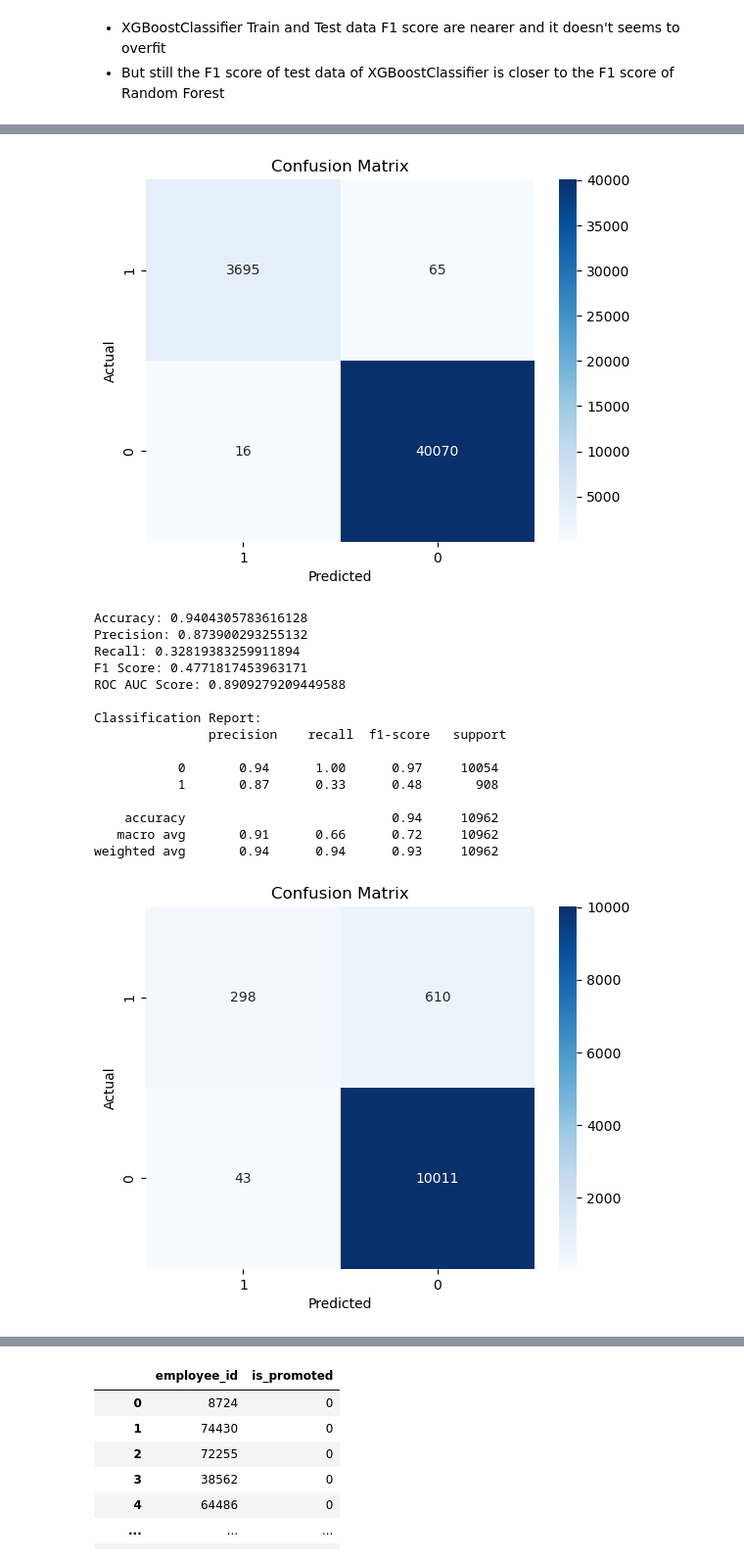
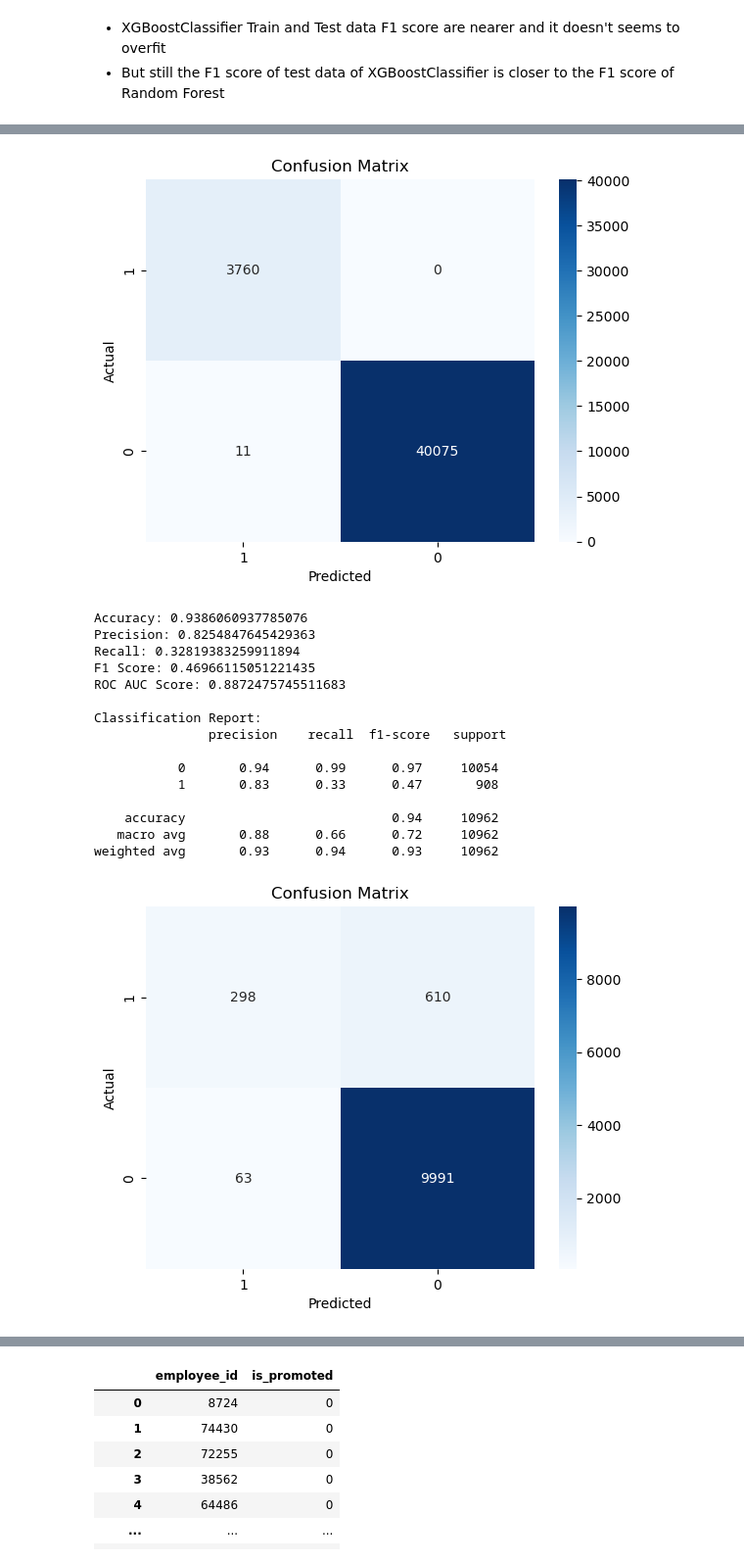
Before and after one commit to JN-Nataraj/ML-Inceptez_Hackathon_HR_Analytics, a Jupyter notebook: Notebook/anlaysis_model_creation.ipynb, the cells around one changed output, grey strips where cells are left out. Shown at 98% size. Cells and saved outputs as stored; diff of their text form; code cells hidden in the pictures.

```diff
--- a/Notebook/anlaysis_model_creation.ipynb
+++ b/Notebook/anlaysis_model_creation.ipynb
@@ -564,10 +564,10 @@ weighted avg       0.91      0.88      0.90     10962
 hyper_tuned_model_RF = model_params_tuning_RF.best_estimator_
 
 y_train_proba_RF = hyper_tuned_model_RF.predict_proba(train_x)[:, 1]
-y_train_pred_RF = (y_train_proba_RF >= 0.77).astype(int)
+y_train_pred_RF = (y_train_proba_RF >= 0.69).astype(int)
 evaluate_model(train_y, y_train_pred_RF, y_train_proba_RF)
 
 y_test_proba_RF = hyper_tuned_model_RF.predict_proba(test_x)[:, 1]
-y_test_pred_RF = (y_test_proba_RF >= 0.77).astype(int)
+y_test_pred_RF = (y_test_proba_RF >= 0.69).astype(int)
 evaluate_model(test_y, y_test_pred_RF, y_test_proba_RF)
 # %% [output]
@@ -588,21 +588,21 @@ Classification Report:
 weighted avg       1.00      1.00      1.00     43846
-[figure, old version]
+[figure, new version]
-Accuracy: 0.9404305783616128
-Precision: 0.873900293255132
+Accuracy: 0.9386060937785076
+Precision: 0.8254847645429363
 Recall: 0.32819383259911894
-F1 Score: 0.4771817453963171
-ROC AUC Score: 0.8909279209449588
+F1 Score: 0.46966115051221435
+ROC AUC Score: 0.8872475745511683
 
 Classification Report:
                precision    recall  f1-score   support
 
-           0       0.94      1.00      0.97     10054
-           1       0.87      0.33      0.48       908
+           0       0.94      0.99      0.97     10054
+           1       0.83      0.33      0.47       908
 
     accuracy                           0.94     10962
-   macro avg       0.91      0.66      0.72     10962
-weighted avg       0.94      0.94      0.93     10962
+   macro avg       0.88      0.66      0.72     10962
+weighted avg       0.93      0.94      0.93     10962
-[figure, old version]
+[figure, new version]
 # %%
 # Get the params of XGBClassifier
 model_params_tuning_XG.best_params_
```
Also changed, not shown: parts of 14 cells of this notebook, 2 other files.
